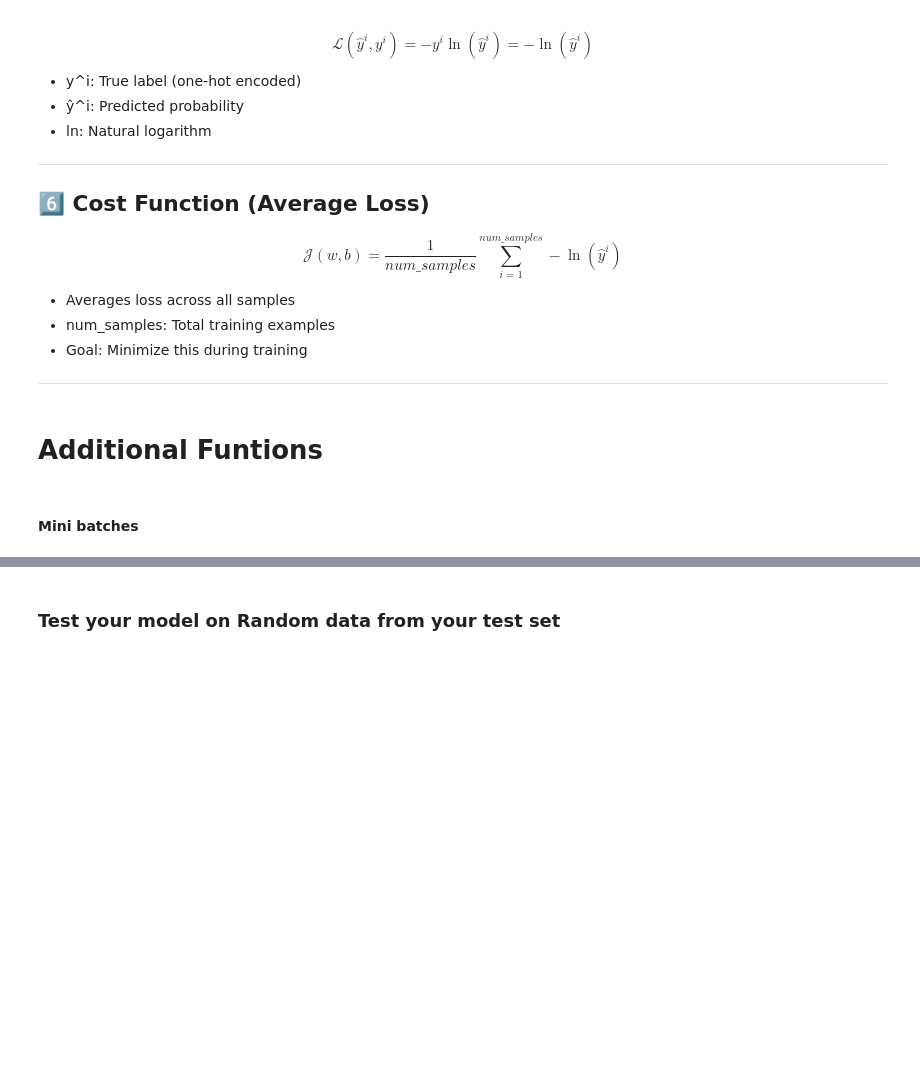
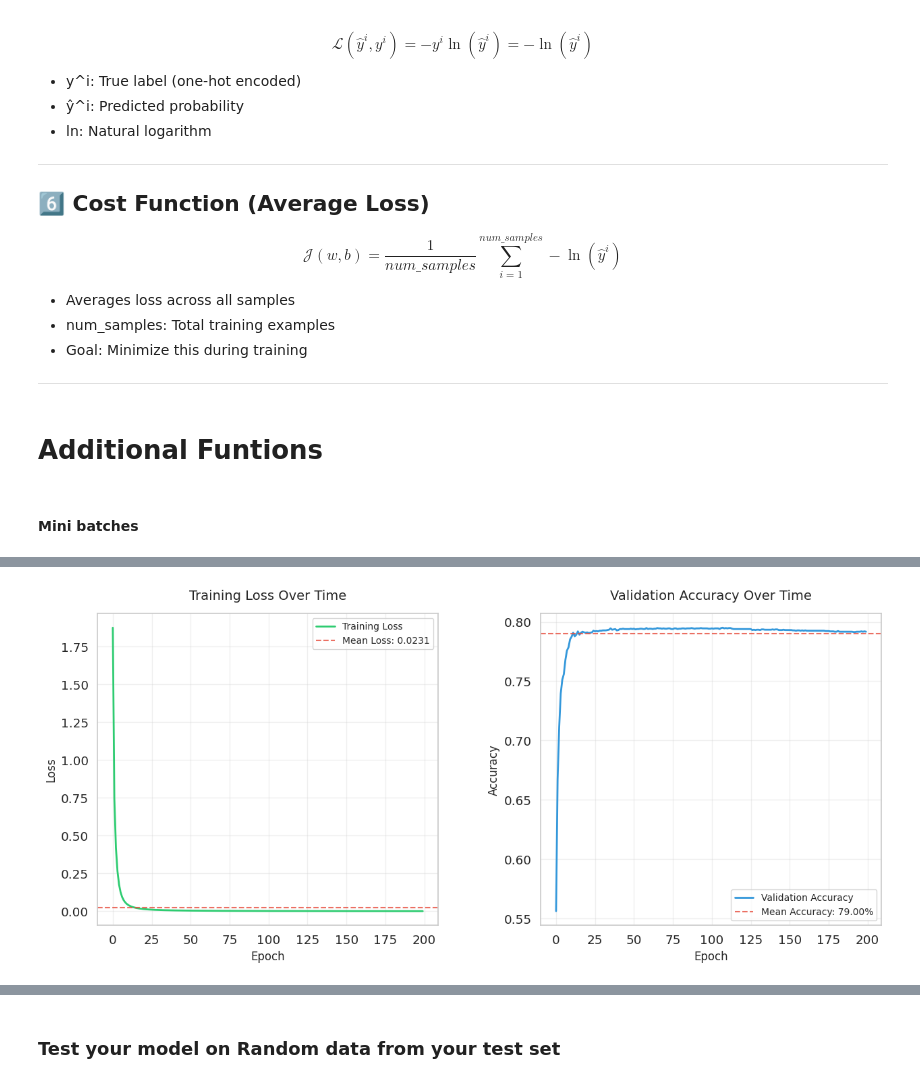
Before and after one commit to jrebull/MNA, a Jupyter notebook: TC4033_Activity1b_Team03.ipynb, the cells around one changed output, grey strips where cells are left out. Drawn from its saved outputs; the diff is of its cells as text; code cells hidden in the pictures; blank space fills up the shorter version.

```diff
--- a/TC4033_Activity1b_Team03.ipynb
+++ b/TC4033_Activity1b_Team03.ipynb
@@ -945,0 +1395,19 @@ plt.show()
+# %%
+# Define the neural network architecture
+model = Sequential_layers([
+    # First layer: Input to hidden layer 1
+    Linear(784, 200),    # 784 inputs (28x28 pixels) -> 200 neurons
+    ReLU(),              # Activation function for non-linearity
+
+    # Second layer: Hidden layer 1 to hidden layer 2
+    Linear(200, 200),    # 200 inputs -> 200 neurons
+    ReLU(),              # Second ReLU activation
+
+    # Output layer: Hidden layer 2 to output
+    Linear(200, 24)      # 200 inputs -> 24 output classes
+])
+
+# Training hyperparameters
+mb_size = 512           # Mini-batch size: number of samples processed at once
+learning_rate = 1e-4    # Learning rate: controls step size in gradient descent
+epochs = 200            # Number of complete passes through the training dataset
@@ -945,0 +1475,56 @@ plt.show()
+# %%
+# Create a figure with specified size and higher DPI for better quality
+plt.figure(figsize=(15, 6), dpi=100)
+
+# Calculate mean metrics for reference lines
+mean_loss = np.mean(history['loss'])
+mean_acc = np.mean(history['val_acc'])
+
+# First subplot: Training Loss (left side)
+plt.subplot(1, 2, 1)
+plt.plot(history['loss'],
+        linewidth=2,
+        label='Training Loss',
+        color='#2ecc71')  # Green color
+plt.axhline(y=mean_loss,
+          color='#e74c3c',  # Red color
+          linestyle='--',
+          alpha=0.8,
+          label=f'Mean Loss: {mean_loss:.4f}')
+plt.title('Training Loss Over Time', fontsize=14, pad=15)
+plt.xlabel('Epoch', fontsize=12)
+plt.ylabel('Loss', fontsize=12)
+plt.grid(True, alpha=0.3)
+plt.legend(fontsize=10)
+
+# Second subplot: Validation Accuracy (right side)
+plt.subplot(1, 2, 2)
+plt.plot(history['val_acc'],
+        linewidth=2,
+        label='Validation Accuracy',
+        color='#3498db')  # Blue color
+plt.axhline(y=mean_acc,
+          color='#e74c3c',  # Red color
+          linestyle='--',
+          alpha=0.8,
+          label=f'Mean Accuracy: {mean_acc*100:.2f}%')
+plt.title('Validation Accuracy Over Time', fontsize=14, pad=15)
+plt.xlabel('Epoch', fontsize=12)
+plt.ylabel('Accuracy', fontsize=12)
+plt.grid(True, alpha=0.3)
+plt.legend(fontsize=10)
+
+# Add more space between subplots
+plt.subplots_adjust(wspace=0.3)  # Adjust this value to increase/decrease spacing
+plt.show()
+
+# Print summary statistics
+print("\n" + "="*50)
+print("Training Summary Statistics".center(50))
+print("="*50)
+print(f"Final Loss: {history['loss'][-1]:.4f}")
+print(f"Final Accuracy: {history['val_acc'][-1]*100:.2f}%")
+print(f"Best Accuracy: {max(history['val_acc'])*100:.2f}%")
+print("="*50 + "\n")
+# %% [output]
+[figure, added]
```
Also changed, not shown: parts of 53 cells of this notebook.
